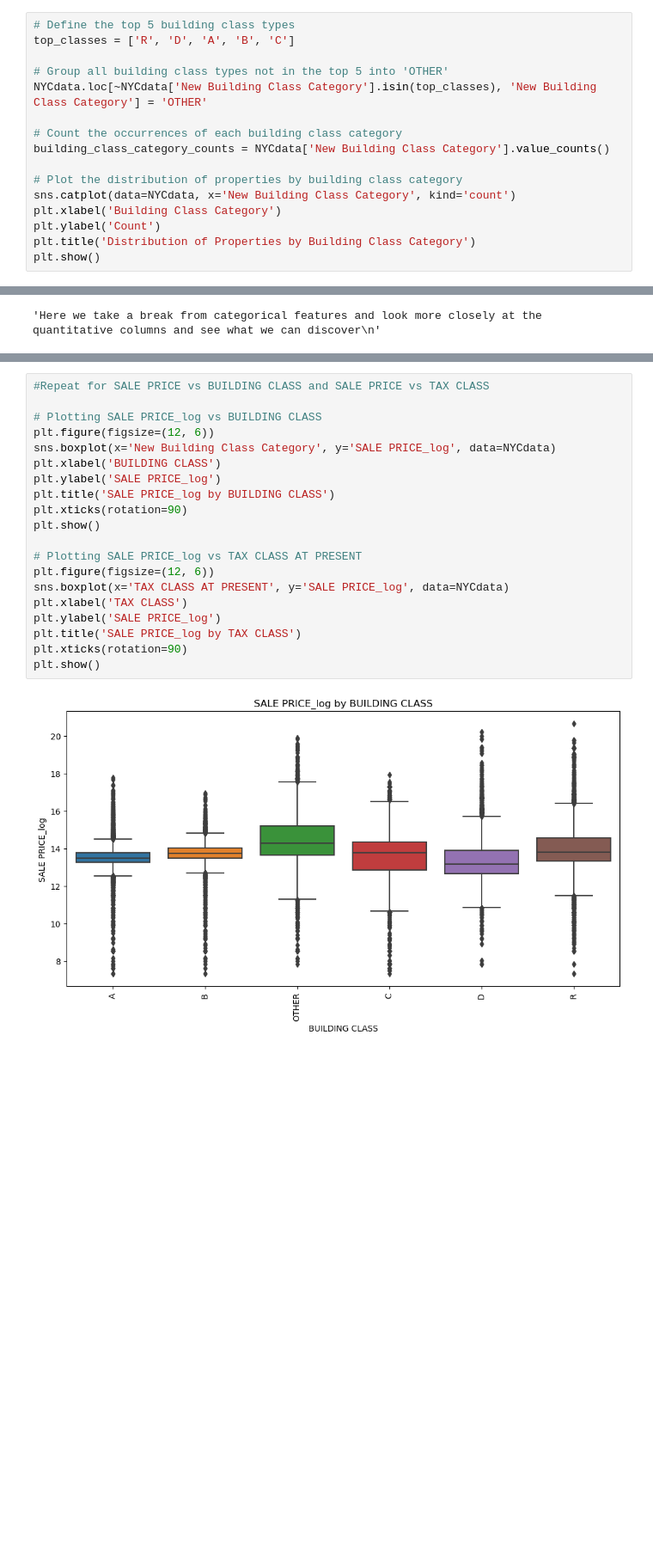
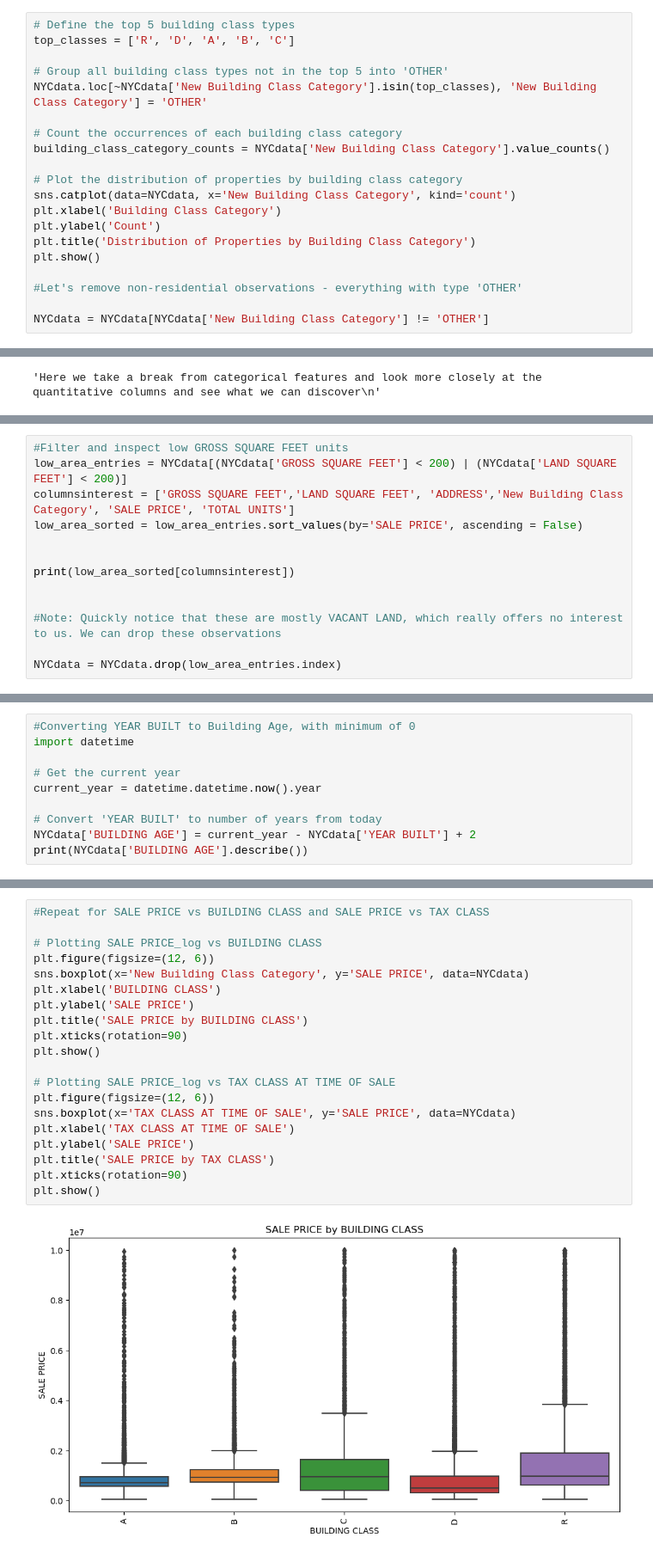
Before and after one commit to jcheng93/Capstone-NYC-Property-Sales, a Jupyter notebook: EDA.ipynb, the cells around one changed output, grey strips where cells are left out. Shown at 86% size. Saved outputs shown, nothing was run; the diff lists cells and outputs as text; blank space fills up the shorter version.

```diff
--- a/EDA.ipynb
+++ b/EDA.ipynb
@@ -127,6 +127,10 @@ plt.xlabel('Building Class Category')
 plt.ylabel('Count')
 plt.title('Distribution of Properties by Building Class Category')
 plt.show()
+
+#Let's remove non-residential observations - everything with type 'OTHER'
+
+NYCdata = NYCdata[NYCdata['New Building Class Category'] != 'OTHER']
 # %% [output]
 [figure]
 # %%
@@ -405,0 +509,13 @@ Name: GROSS SQUARE FEET_log, dtype: float64
+# %%
+#Filter and inspect low GROSS SQUARE FEET units
+low_area_entries = NYCdata[(NYCdata['GROSS SQUARE FEET'] < 200) | (NYCdata['LAND SQUARE FEET'] < 200)]
+columnsinterest = ['GROSS SQUARE FEET','LAND SQUARE FEET', 'ADDRESS','New Building Class Category', 'SALE PRICE', 'TOTAL UNITS']
+low_area_sorted = low_area_entries.sort_values(by='SALE PRICE', ascending = False)
+
+
+print(low_area_sorted[columnsinterest])
+
+
+#Note: Quickly notice that these are mostly VACANT LAND, which really offers no interest to us. We can drop these observations
+
+NYCdata = NYCdata.drop(low_area_entries.index)
@@ -425,0 +572,10 @@ NYCdata.corr()
+# %%
+#Converting YEAR BUILT to Building Age, with minimum of 0
+import datetime
+
+# Get the current year
+current_year = datetime.datetime.now().year
+
+# Convert 'YEAR BUILT' to number of years from today
+NYCdata['BUILDING AGE'] = current_year - NYCdata['YEAR BUILT'] + 2
+print(NYCdata['BUILDING AGE'].describe())
@@ -472,22 +638,22 @@ plt.show()
 # %%
 #Repeat for SALE PRICE vs BUILDING CLASS and SALE PRICE vs TAX CLASS
 
 # Plotting SALE PRICE_log vs BUILDING CLASS
 plt.figure(figsize=(12, 6))
-sns.boxplot(x='New Building Class Category', y='SALE PRICE_log', data=NYCdata)
+sns.boxplot(x='New Building Class Category', y='SALE PRICE', data=NYCdata)
 plt.xlabel('BUILDING CLASS')
-plt.ylabel('SALE PRICE_log')
-plt.title('SALE PRICE_log by BUILDING CLASS')
+plt.ylabel('SALE PRICE')
+plt.title('SALE PRICE by BUILDING CLASS')
 plt.xticks(rotation=90)
 plt.show()
 
-# Plotting SALE PRICE_log vs TAX CLASS AT PRESENT
+# Plotting SALE PRICE_log vs TAX CLASS AT TIME OF SALE
 plt.figure(figsize=(12, 6))
-sns.boxplot(x='TAX CLASS AT PRESENT', y='SALE PRICE_log', data=NYCdata)
-plt.xlabel('TAX CLASS')
-plt.ylabel('SALE PRICE_log')
-plt.title('SALE PRICE_log by TAX CLASS')
+sns.boxplot(x='TAX CLASS AT TIME OF SALE', y='SALE PRICE', data=NYCdata)
+plt.xlabel('TAX CLASS AT TIME OF SALE')
+plt.ylabel('SALE PRICE')
+plt.title('SALE PRICE by TAX CLASS')
 plt.xticks(rotation=90)
 plt.show()
 # %% [output]
-[figure, old version]
+[figure, new version]
```
Also changed, not shown: parts of 27 cells of this notebook, 1 other file.
